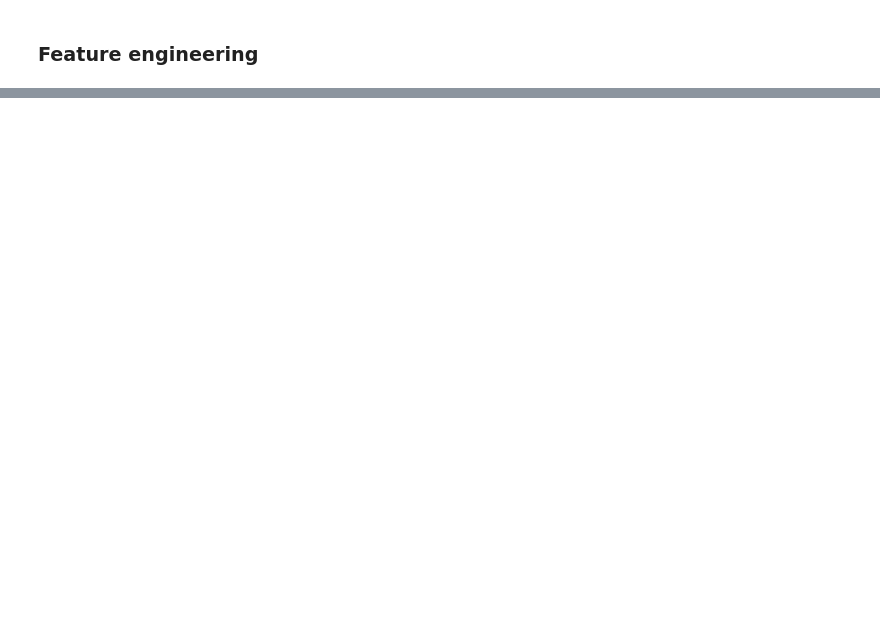
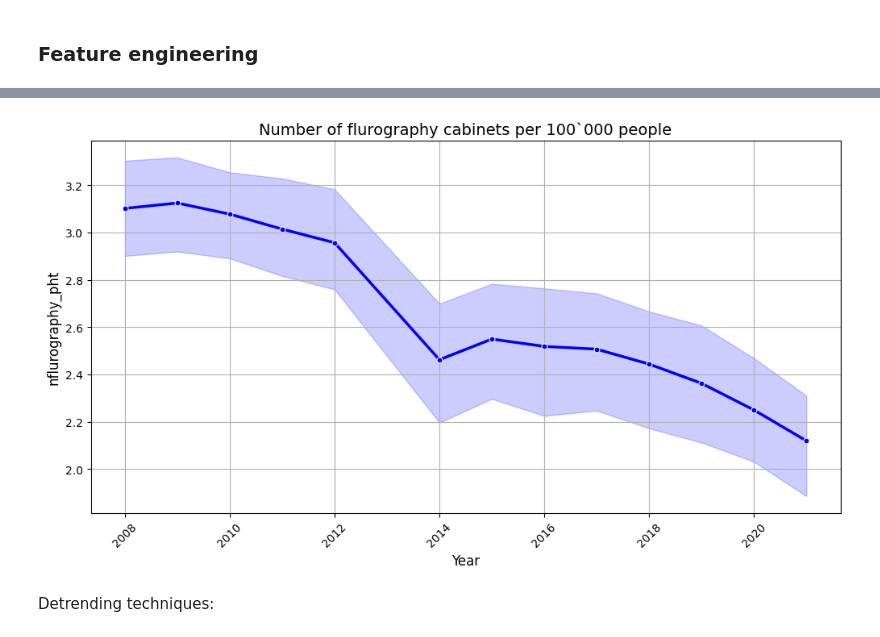
Before and after one commit to Zhukowych/cancer_incidence, a Jupyter notebook: eda.ipynb, the cells around one changed output, grey strips where cells are left out. Cells and saved outputs as stored; diff of their text form; code cells hidden in the pictures; blank space fills up the shorter version.

```diff
--- a/eda.ipynb
+++ b/eda.ipynb
@@ -170,0 +295,6 @@ Index(['year', 'region', 'mtumors', 'syncmtumors', 'insitu', 'ncervix',
+# %%
+plot_ts(st_f_df, "nflurography_pht", "Number of flurography cabinets per 100`000 people")
+# %% [output]
+[figure, added]
+# %% [markdown]
+Detrending techniques:
```
Also changed, not shown: parts of 31 cells of this notebook, 3 other files.
